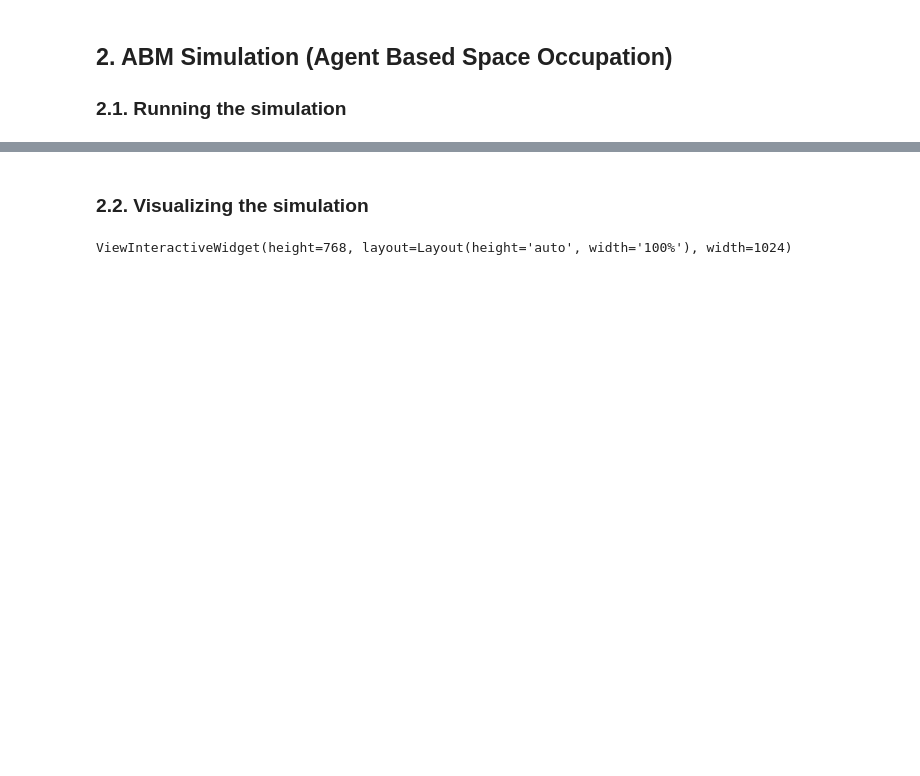
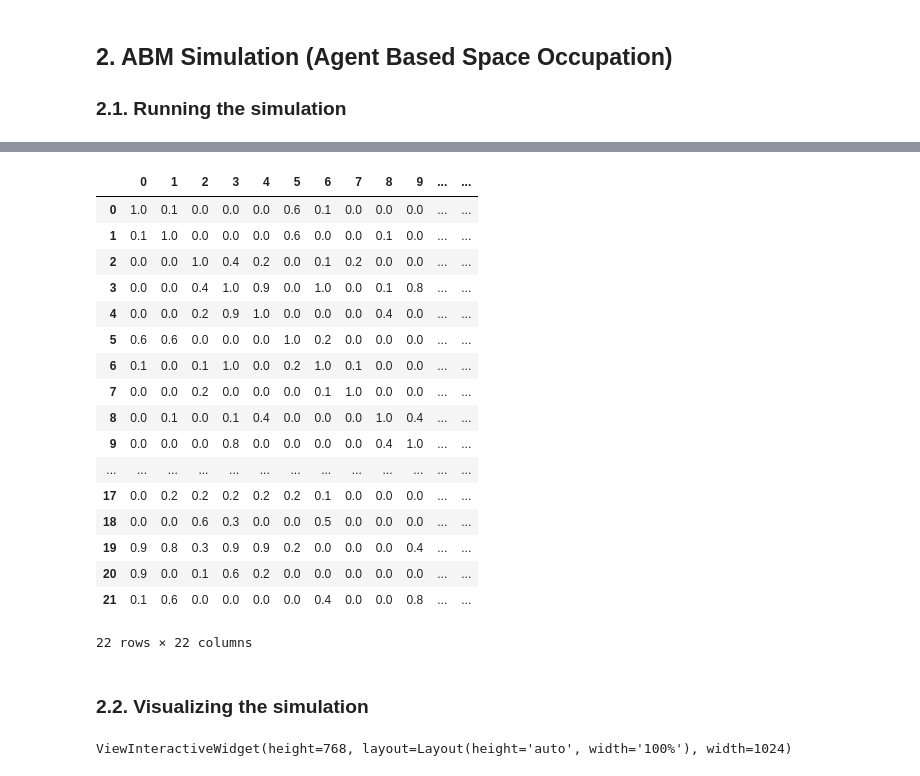
Before and after one commit to DaniqueBuchner/spatial_computing_project_template, a Jupyter notebook: Notebooks/w4_nieuw.ipynb, the cells around one changed output, grey strips where cells are left out. Saved outputs shown, nothing was run; the diff lists cells and outputs as text; code cells hidden in the pictures; blank space fills up the shorter version.

```diff
--- a/Notebooks/w4_nieuw.ipynb
+++ b/Notebooks/w4_nieuw.ipynb
@@ -213,3 +225,26 @@ program_test = pd.read_excel("../data/program_test.xlsx")
+# %%
+program_test = pd.read_csv("../Data/raw data/adjacency_matrix.csv")
+program_test = program_test.drop(["Unnamed: 0"], 1)
+program_test
+# %% [output]
+|  | 0 | 1 | 2 | 3 | 4 | 5 | 6 | 7 | 8 | 9 | ... | ... |
+| 0 | 1.0 | 0.1 | 0.0 | 0.0 | 0.0 | 0.6 | 0.1 | 0.0 | 0.0 | 0.0 | ... | ... |
+| 1 | 0.1 | 1.0 | 0.0 | 0.0 | 0.0 | 0.6 | 0.0 | 0.0 | 0.1 | 0.0 | ... | ... |
+| 2 | 0.0 | 0.0 | 1.0 | 0.4 | 0.2 | 0.0 | 0.1 | 0.2 | 0.0 | 0.0 | ... | ... |
+| 3 | 0.0 | 0.0 | 0.4 | 1.0 | 0.9 | 0.0 | 1.0 | 0.0 | 0.1 | 0.8 | ... | ... |
+| 4 | 0.0 | 0.0 | 0.2 | 0.9 | 1.0 | 0.0 | 0.0 | 0.0 | 0.4 | 0.0 | ... | ... |
+| 5 | 0.6 | 0.6 | 0.0 | 0.0 | 0.0 | 1.0 | 0.2 | 0.0 | 0.0 | 0.0 | ... | ... |
+| 6 | 0.1 | 0.0 | 0.1 | 1.0 | 0.0 | 0.2 | 1.0 | 0.1 | 0.0 | 0.0 | ... | ... |
+| 7 | 0.0 | 0.0 | 0.2 | 0.0 | 0.0 | 0.0 | 0.1 | 1.0 | 0.0 | 0.0 | ... | ... |
+| 8 | 0.0 | 0.1 | 0.0 | 0.1 | 0.4 | 0.0 | 0.0 | 0.0 | 1.0 | 0.4 | ... | ... |
+| 9 | 0.0 | 0.0 | 0.0 | 0.8 | 0.0 | 0.0 | 0.0 | 0.0 | 0.4 | 1.0 | ... | ... |
+| ... | ... | ... | ... | ... | ... | ... | ... | ... | ... | ... | ... | ... |
+| 17 | 0.0 | 0.2 | 0.2 | 0.2 | 0.2 | 0.2 | 0.1 | 0.0 | 0.0 | 0.0 | ... | ... |
+| 18 | 0.0 | 0.0 | 0.6 | 0.3 | 0.0 | 0.0 | 0.5 | 0.0 | 0.0 | 0.0 | ... | ... |
+| 19 | 0.9 | 0.8 | 0.3 | 0.9 | 0.9 | 0.2 | 0.0 | 0.0 | 0.0 | 0.4 | ... | ... |
+| 20 | 0.9 | 0.0 | 0.1 | 0.6 | 0.2 | 0.0 | 0.0 | 0.0 | 0.0 | 0.0 | ... | ... |
+| 21 | 0.1 | 0.6 | 0.0 | 0.0 | 0.0 | 0.0 | 0.4 | 0.0 | 0.0 | 0.8 | ... | ... |
+22 rows × 22 columns
 # %%
 # To create the second requirement, I will write a method to calculate euclidian distance in lattice
 # This part uses the same idea in w2 distance_fields
```
Also changed, not shown: parts of 6 cells of this notebook.
